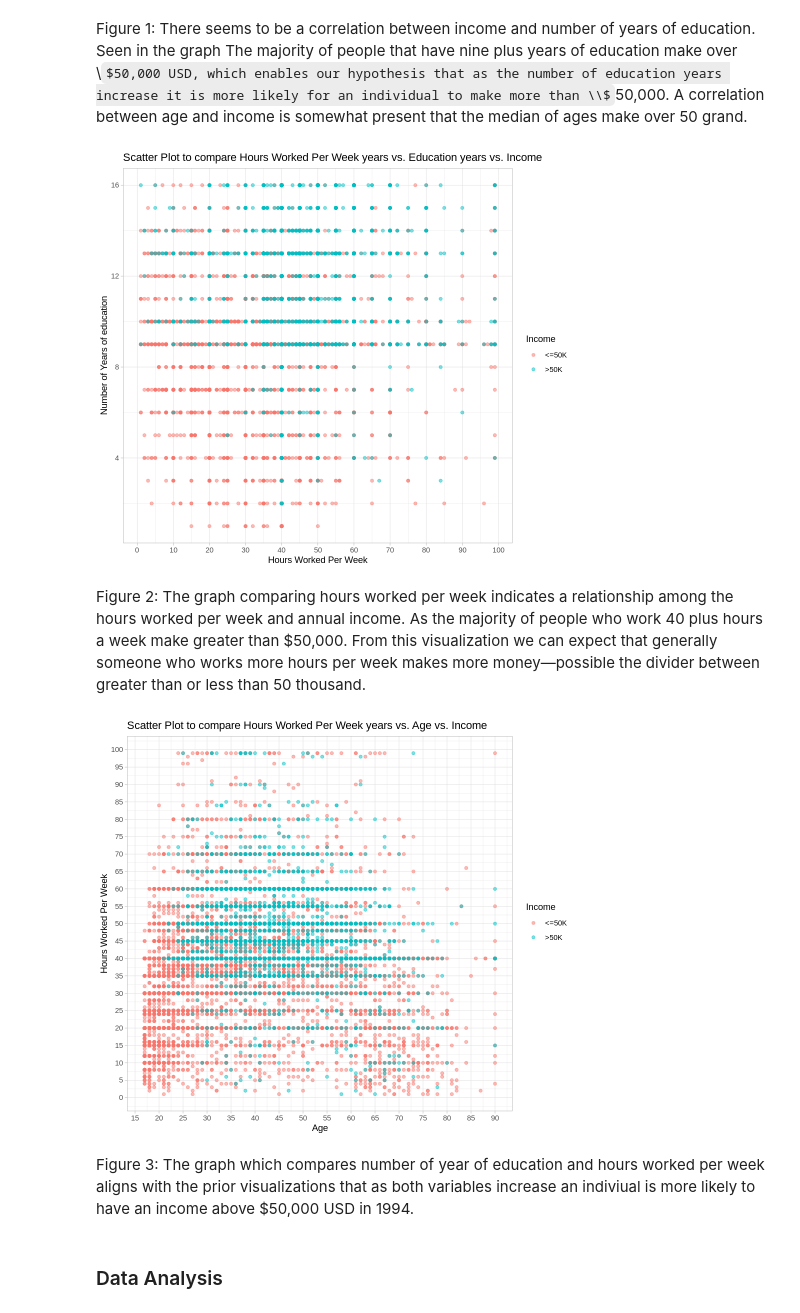
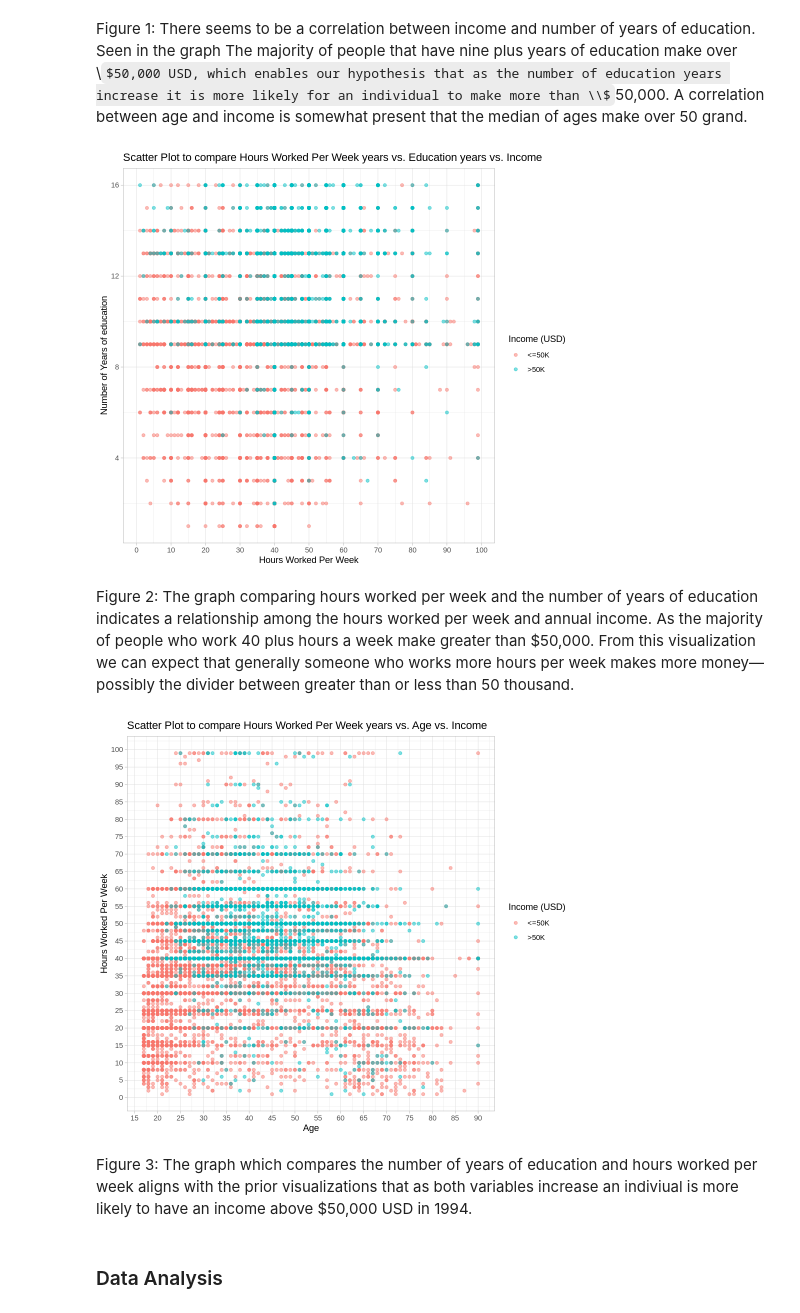
Before and after one commit to Riyan-Qureshi/dsci_group_project, a Jupyter notebook: group_project_report.ipynb, the cells around one changed output. Cells and saved outputs as stored; diff of their text form; code cells hidden in the pictures; some formulas as TeX source.

Commit message:
More finalizing
grammatical changes and adding (USD) to the graphs

```diff
--- a/group_project_report.ipynb
+++ b/group_project_report.ipynb
@@ -135,29 +135,29 @@ Figure 1: There seems to be a correlation between income and number of years of
 # %%
 age_and_hrs_plot <- ggplot(data = consensus_training, aes(x = hours_per_week, y = education_num)) +
                 geom_point(aes(color = income), alpha = 0.5) +
-                labs(x = "Hours Worked Per Week", y = "Number of Years of education", color = "Income") +
+                labs(x = "Hours Worked Per Week", y = "Number of Years of education", color = "Income (USD)") +
                 ggtitle("Scatter Plot to compare Hours Worked Per Week years vs. Education years vs. Income") +
                 scale_x_continuous(breaks = seq(0, 120, by = 10)) +
                 scale_y_continuous(limits = c(1, 16, by=4)) +
                 theme_light()
 age_and_hrs_plot
 # %% [output]
-[figure, old version]
+[figure, new version]
 # %% [markdown]
-Figure 2: The graph comparing hours worked per week indicates a relationship among the hours worked per week and annual income. As the majority of people who work 40 plus hours a week make greater than $50,000. From this visualization we can expect that generally someone who works more hours per week makes more money—possible the divider between greater than or less than 50 thousand.
+Figure 2: The graph comparing hours worked per week and the number of years of education indicates a relationship among the hours worked per week and annual income. As the majority of people who work 40 plus hours a week make greater than $50,000. From this visualization we can expect that generally someone who works more hours per week makes more money—possibly the divider between greater than or less than 50 thousand.
 # %%
 age_and_hrs_plot <- ggplot(data = consensus_training, aes(x = age, y = hours_per_week)) +
                 geom_point(aes(color = income), alpha = 0.5) +
-                labs(x = "Age", y = "Hours Worked Per Week", color = "Income") +
+                labs(x = "Age", y = "Hours Worked Per Week", color = "Income (USD)") +
                 ggtitle("Scatter Plot to compare Hours Worked Per Week years vs. Age vs. Income") +
                 scale_x_continuous(breaks = seq(0, 100, by = 5)) +
                 scale_y_continuous(breaks = seq(0, 100, by = 5)) +
                 theme_light()
 age_and_hrs_plot
 # %% [output]
-[figure, old version]
+[figure, new version]
 # %% [markdown]
-Figure 3: The graph which compares number of year of education and hours worked per week aligns with the prior visualizations that as both variables increase an indiviual is more likely to have an income above $50,000 USD in 1994.
+Figure 3: The graph which compares the number of years of education and hours worked per week aligns with the prior visualizations that as both variables increase an indiviual is more likely to have an income above $50,000 USD in 1994.
 # %% [markdown]
 ### Data Analysis
 # %% [markdown]
```
Also changed, not shown: parts of 3 cells of this notebook.
